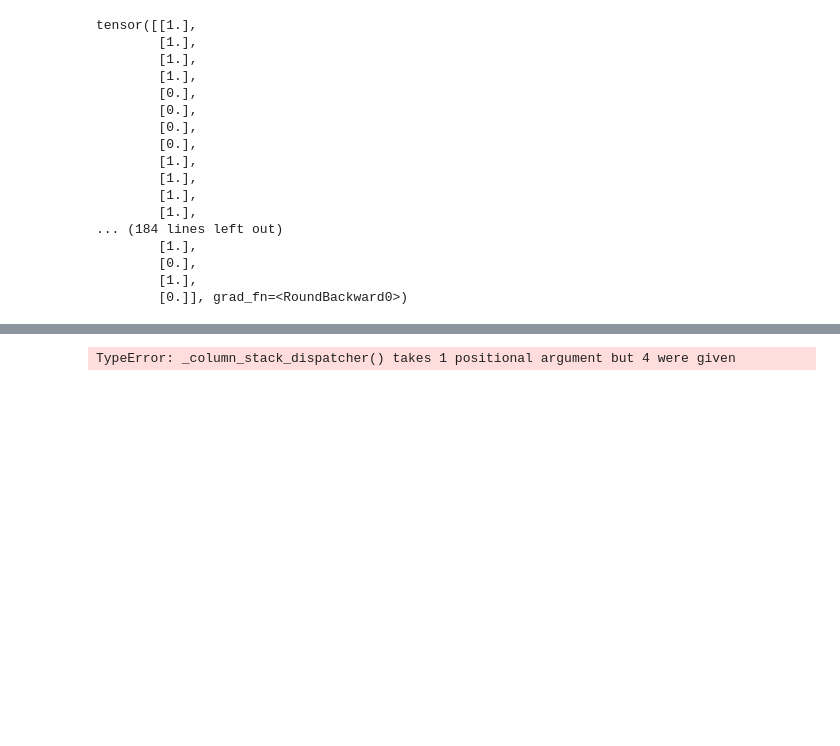
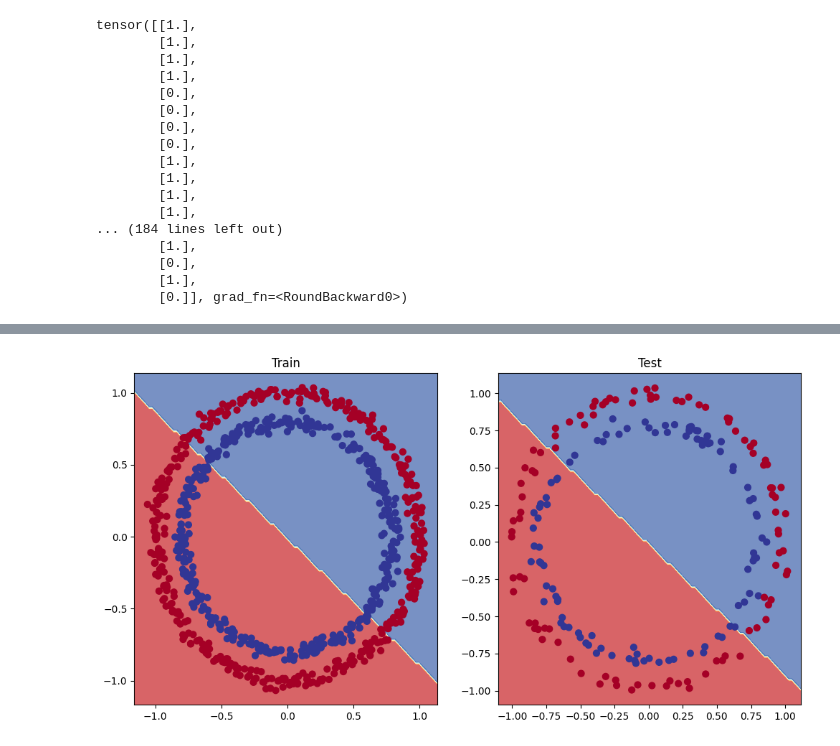
Before and after one commit to isaigordeev/pytorch-implementation, a Jupyter notebook: model0_classification.ipynb, the cells around one changed output, grey strips where cells are left out. Drawn from its saved outputs; the diff is of its cells as text; code cells hidden in the pictures; blank space fills up the shorter version.

```diff
--- a/model0_classification.ipynb
+++ b/model0_classification.ipynb
@@ -255,12 +255,12 @@ tensor([[1.],
 # %%
 from helper_functions import plot_predictions, plot_decision_boundary
 plt.figure(figsize=(12,6))
 plt.subplot(1,2,1)
 plt.title('Train')
-plot_decision_boundary(model_0, X_train, y_train)
+plot_decision_boundary(model_0, X_train, y_train, 'cpu')
 plt.subplot(1,2,2)
 plt.title('Test')
-plot_decision_boundary(model_0, X_test, y_test)
+plot_decision_boundary(model_0, X_test, y_test, 'cpu')
 plt.show()
 # %% [output]
-TypeError: _column_stack_dispatcher() takes 1 positional argument but 4 were given
+[figure, added]
```
Also changed, not shown: parts of 3 cells of this notebook, 8 other files.
